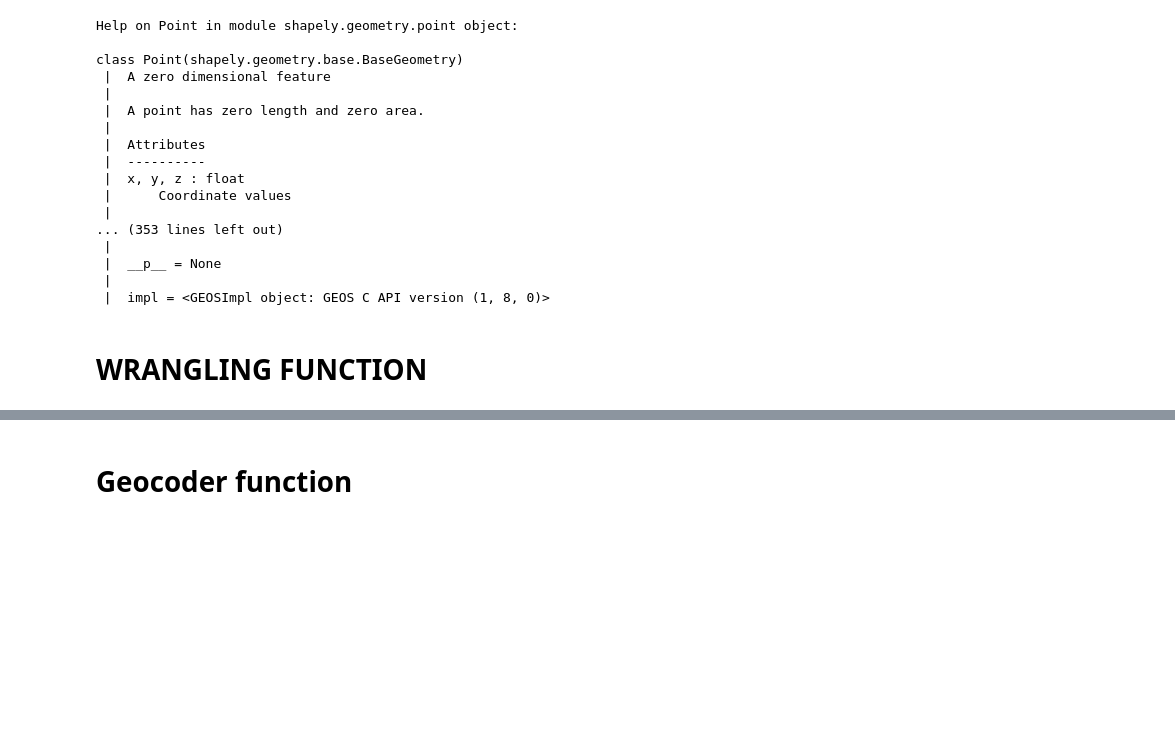
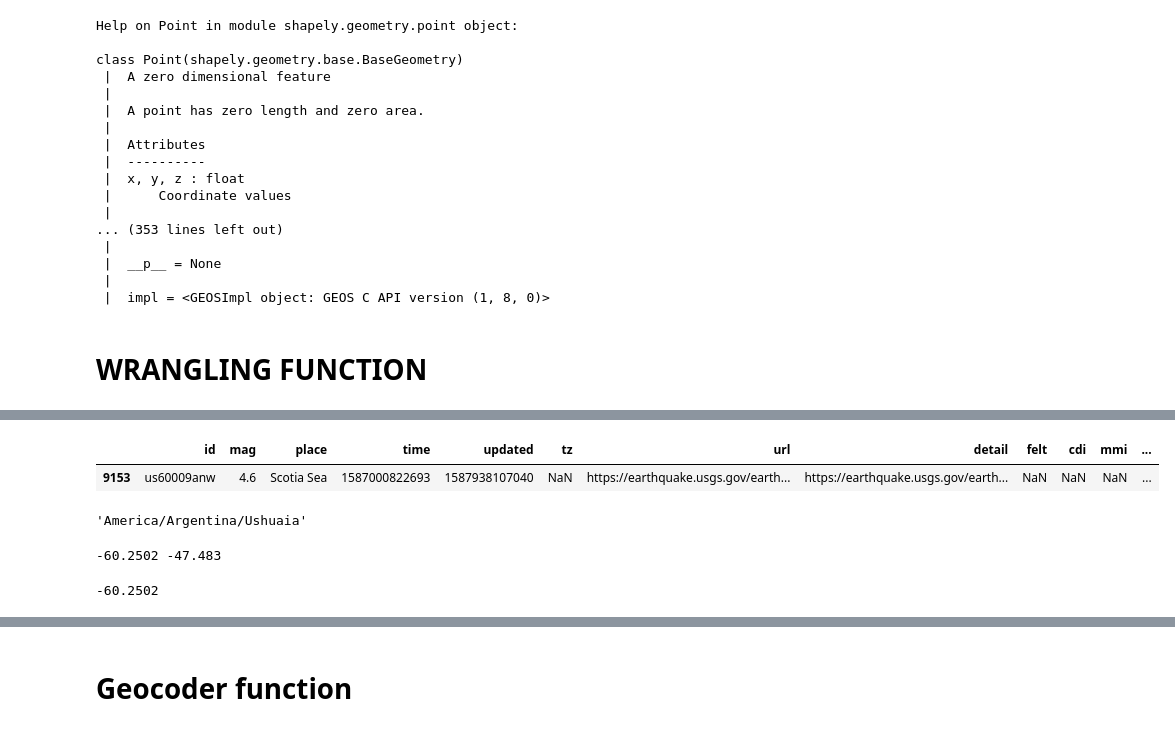
Before and after one commit to BloomTech-Labs/quake-ds-pt9, a Jupyter notebook: notebooks/GeoJSON_and_GeoPandas.ipynb, the cells around one changed output, grey strips where cells are left out. Drawn from its saved outputs; the diff is of its cells as text; code cells hidden in the pictures; blank space fills up the shorter version.

```diff
--- a/notebooks/GeoJSON_and_GeoPandas.ipynb
+++ b/notebooks/GeoJSON_and_GeoPandas.ipynb
@@ -53,10 +74,10 @@ Requirement already satisfied: MarkupSafe>=0.23 in /usr/local/lib/python3.6/dist
 import geopandas as gpd
 import pandas as pd
 # %%
-# data = 'https://earthquake.usgs.gov/earthquakes/feed/v1.0/summary/all_month.geojson'
-data = 'https://earthquake.usgs.gov/earthquakes/feed/v1.0/summary/all_month.csv'
-# df = gpd.read_file(data)
-df = pd.read_csv(data)
-crs = {'init': 'epsg:4326'}
-print(type(df))
-df.head()
+# # data = 'https://earthquake.usgs.gov/earthquakes/feed/v1.0/summary/all_month.geojson'
+# data = 'https://earthquake.usgs.gov/earthquakes/feed/v1.0/summary/all_month.csv'
+# # df = gpd.read_file(data)
+# df = pd.read_csv(data)
+# crs = {'init': 'epsg:4326'}
+# print(type(df))
+# df.head()
@@ -241,9 +255,19 @@ def wrangle(df):
     geo['city'] = geo['city'].str.split(', ', expand=True)[0]
     geo['country_state'] = geo['place'].str.split(', ', expand=True)[1]
 
+    # Accounting for values without distances or cities in raw data
+    geo['city'].fillna(geo['place'], inplace=True)
+    geo['country_state'].fillna(geo['place'], inplace=True)
+
+    # Getting value for any missing timezone ('tz') entries
+    tf = TimezoneFinder()
+    lat, lng = geo.loc[geo['tz'].isna(), 'lat'].item(), geo.loc[geo['tz'].isna(), 'long'].item()
+    tf.timezone_at(lng=lng, lat=lat)
+
     # Parse the latitude, longitude, and the depth for each seismic event
-    geo['lat'] = [geo['geometry'][i].x for i in range(len(geo['geometry']))]
-    geo['long'] = [geo['geometry'][i].y for i in range(len(geo['geometry']))]
+    geo['long'] = [geo['geometry'][i].x for i in range(len(geo['geometry']))]
+    geo['lat'] = [geo['geometry'][i].y for i in range(len(geo['geometry']))]
+    geo['longlat'] = list(zip(geo['long'], geo['lat']))
     geo['depth'] = [geo['geometry'][i].z for i in range(len(geo['geometry']))]
 
     # Convert time columns to datetime format
@@ -272,0 +281,2 @@ wrangle(thirty)
+# %%
+thirty = wrangle(thirty)
@@ -272,0 +285,5 @@ wrangle(thirty)
+# %%
+thirty[thirty['tz'].isna()]
+# %% [output]
+|  | id | mag | place | time | updated | tz | url | detail | felt | cdi | mmi | ... |
+| 9153 | us60009anw | 4.6 | Scotia Sea | 1587000822693 | 1587938107040 | NaN | https://earthquake.usgs.gov/earth... | https://earthquake.usgs.gov/earth... | NaN | NaN | NaN | ... |
@@ -272,0 +292,15 @@ wrangle(thirty)
+# %%
+tf = TimezoneFinder()
+latitude, longitude = thirty.loc[thirty['tz'].isna(), 'lat'].item(), thirty.loc[thirty['tz'].isna(), 'long'].item()
+tf.timezone_at(lng=longitude, lat=latitude)
+# %% [output]
+'America/Argentina/Ushuaia'
+# %%
+latitude, longitude = thirty.loc[thirty['tz'].isna(), 'lat'].item(), thirty.loc[thirty['tz'].isna(), 'long'].item()
+print(latitude, longitude)
+# %% [output]
+-60.2502 -47.483
+# %%
+thirty.loc[thirty['tz'].isna(), 'lat'].item()
+# %% [output]
+-60.2502
```
Also changed, not shown: parts of 47 cells of this notebook.
